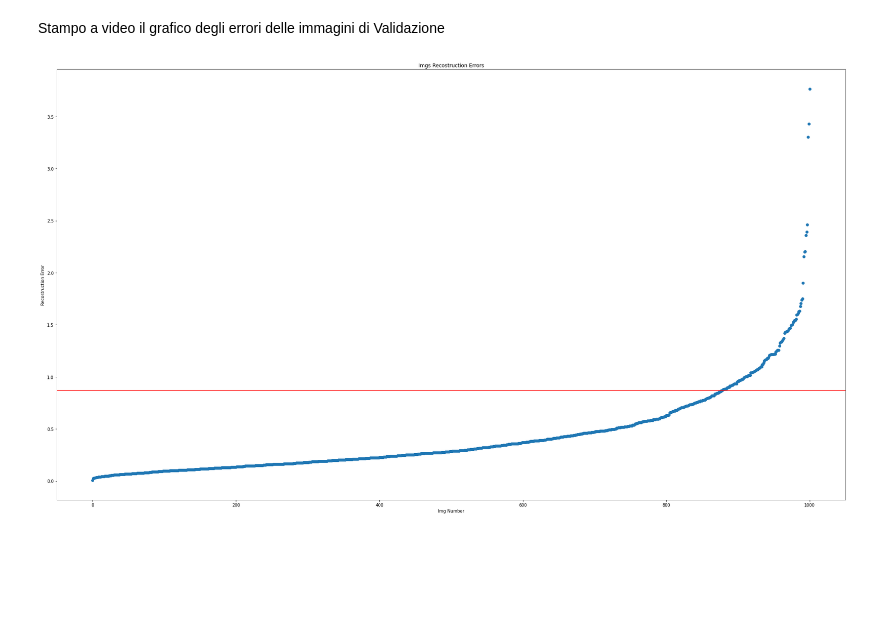
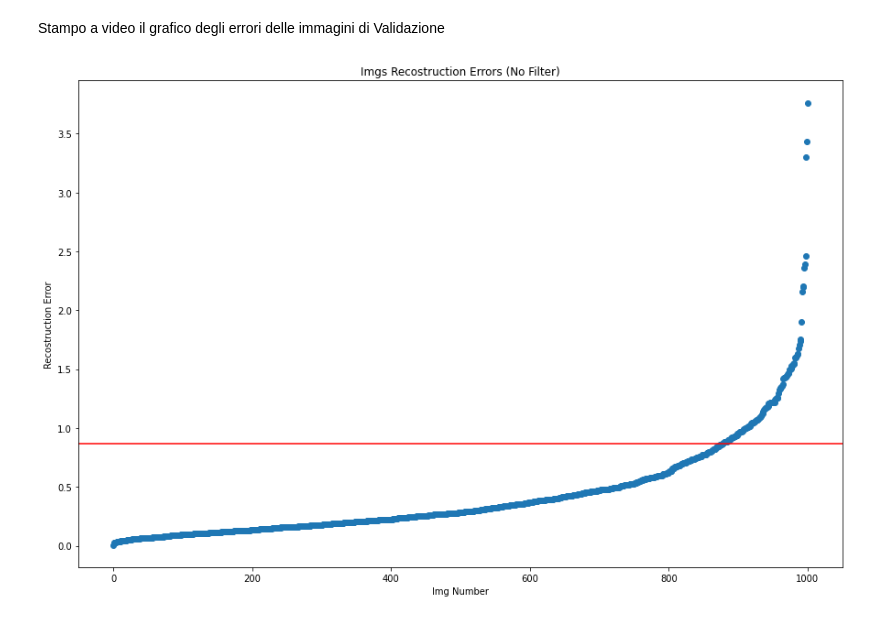
Before and after one commit to ncvescera/TirocinioAI, a Jupyter notebook: code/deep_undeeper/training/Evaluate DeepUndeeper.ipynb, the cells around one changed output. Drawn from its saved outputs; the diff is of its cells as text; code cells hidden in the pictures; blank space fills up the shorter version.

```diff
--- a/code/deep_undeeper/training/Evaluate DeepUndeeper.ipynb
+++ b/code/deep_undeeper/training/Evaluate DeepUndeeper.ipynb
@@ -179,10 +179,13 @@ imgs = []
 for i in range(len(validation_np)):
     imgs.append(ImgData(validation_names[i], validation_np[i], errori[i]))
 
+# funzione che serve per ordinare gli oggetti della lista in base al parametro errore
 def get_my_key(obj):
     return obj.errore
 
 imgs.sort(key=get_my_key)
+
+validation_sorted = [x.errore for x in imgs]
 # %% [markdown]
 Stampo i nomi delle immagini con i relativi errori
 # %%
@@ -193,19 +214,19 @@ Stampo a video il grafico degli errori delle immagini di Validazione
 # %%
 x = np.array(range(len(validation_sorted))) # ad ogni immagine associo un numero crescente
 y = np.array([x.errore for x in imgs])      # ottengo solo l'errore dagli oggetti
 
 px = 1/plt.rcParams['figure.dpi']       # pixel in inches
-plt.figure(figsize=(1920*px, 1080*px))  # dimensione della figura
+plt.figure(figsize=(900*px, 600*px))    # dimensione della figura (w, h)
 
 # setto le varie scritte da aggiungere al grafico
-plt.title('Imgs Recostruction Errors')
+plt.title('Imgs Recostruction Errors (No Filter)')
 plt.xlabel('Img Number')
 plt.ylabel('Recostruction Error')
 
 plt.tight_layout()
 plt.scatter(x, y)                       # stampa gli errori delle immagini
-plt.axhline(y=0.87, color='red')        # stampa la linea della treshold
+plt.axhline(y=treshold, color='red')    # stampa la linea della treshold
 
 plt.savefig('errori_chart_sorted.png', dpi=300)    # stampa il grafico ad alta risoluzione
 # %% [output]
-[figure, old version]
+[figure, new version]
```
Also changed, not shown: parts of 23 cells of this notebook, 3 other files.
